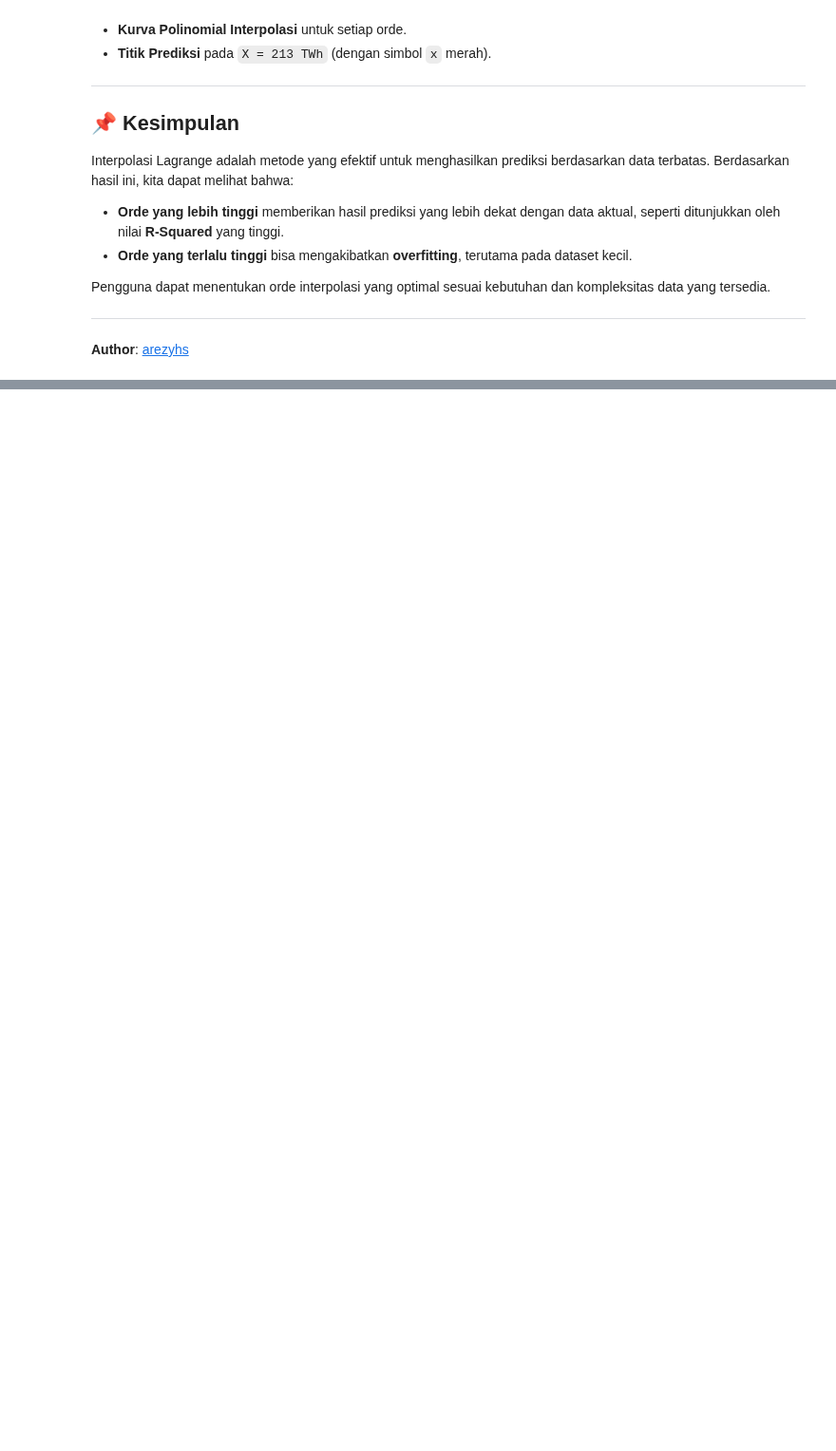
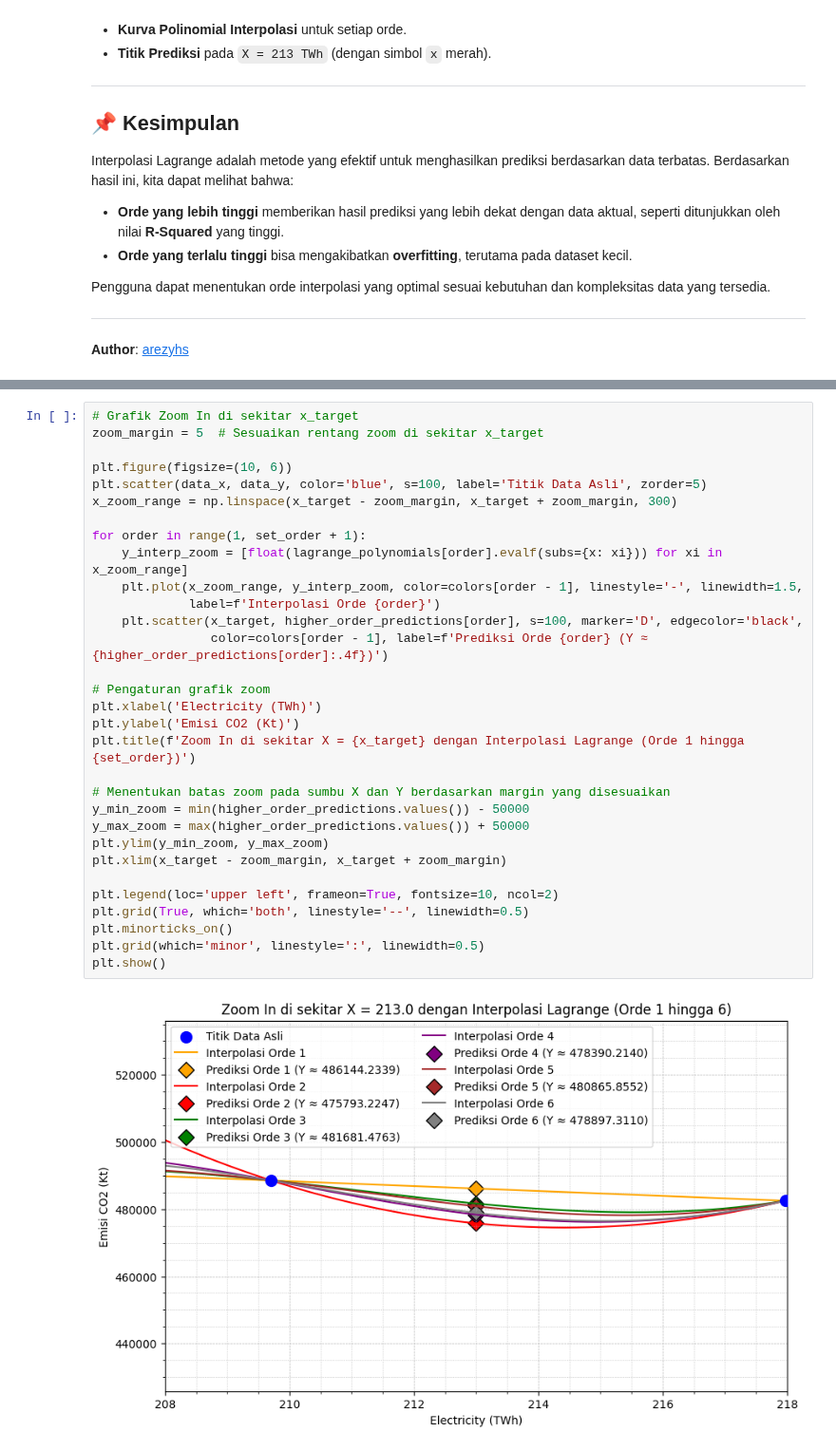
Before and after one commit to arezyhs/Interpolasi-Lagrange, a Jupyter notebook: Lagrange_Interpolation_Emisi CO2.ipynb, the cells around one changed output, grey strips where cells are left out. Shown at 95% size. Cells and saved outputs as stored; diff of their text form; blank space fills up the shorter version.

```diff
--- a/Lagrange_Interpolation_Emisi CO2.ipynb
+++ b/Lagrange_Interpolation_Emisi CO2.ipynb
@@ -272,0 +285,33 @@ Tabel Hasil Prediksi dan Galat:
+# %%
+# Grafik Zoom In di sekitar x_target
+zoom_margin = 5  # Sesuaikan rentang zoom di sekitar x_target
+
+plt.figure(figsize=(10, 6))
+plt.scatter(data_x, data_y, color='blue', s=100, label='Titik Data Asli', zorder=5)
+x_zoom_range = np.linspace(x_target - zoom_margin, x_target + zoom_margin, 300)
+
+for order in range(1, set_order + 1):
+    y_interp_zoom = [float(lagrange_polynomials[order].evalf(subs={x: xi})) for xi in x_zoom_range]
+    plt.plot(x_zoom_range, y_interp_zoom, color=colors[order - 1], linestyle='-', linewidth=1.5,
+             label=f'Interpolasi Orde {order}')
+    plt.scatter(x_target, higher_order_predictions[order], s=100, marker='D', edgecolor='black',
+                color=colors[order - 1], label=f'Prediksi Orde {order} (Y ≈ {higher_order_predictions[order]:.4f})')
+
+# Pengaturan grafik zoom
+plt.xlabel('Electricity (TWh)')
+plt.ylabel('Emisi CO2 (Kt)')
+plt.title(f'Zoom In di sekitar X = {x_target} dengan Interpolasi Lagrange (Orde 1 hingga {set_order})')
+
+# Menentukan batas zoom pada sumbu X dan Y berdasarkan margin yang disesuaikan
+y_min_zoom = min(higher_order_predictions.values()) - 50000
+y_max_zoom = max(higher_order_predictions.values()) + 50000
+plt.ylim(y_min_zoom, y_max_zoom)
+plt.xlim(x_target - zoom_margin, x_target + zoom_margin)
+
+plt.legend(loc='upper left', frameon=True, fontsize=10, ncol=2)
+plt.grid(True, which='both', linestyle='--', linewidth=0.5)
+plt.minorticks_on()
+plt.grid(which='minor', linestyle=':', linewidth=0.5)
+plt.show()
+# %% [output]
+[figure, added]
```
Also changed, not shown: parts of 2 cells of this notebook.
